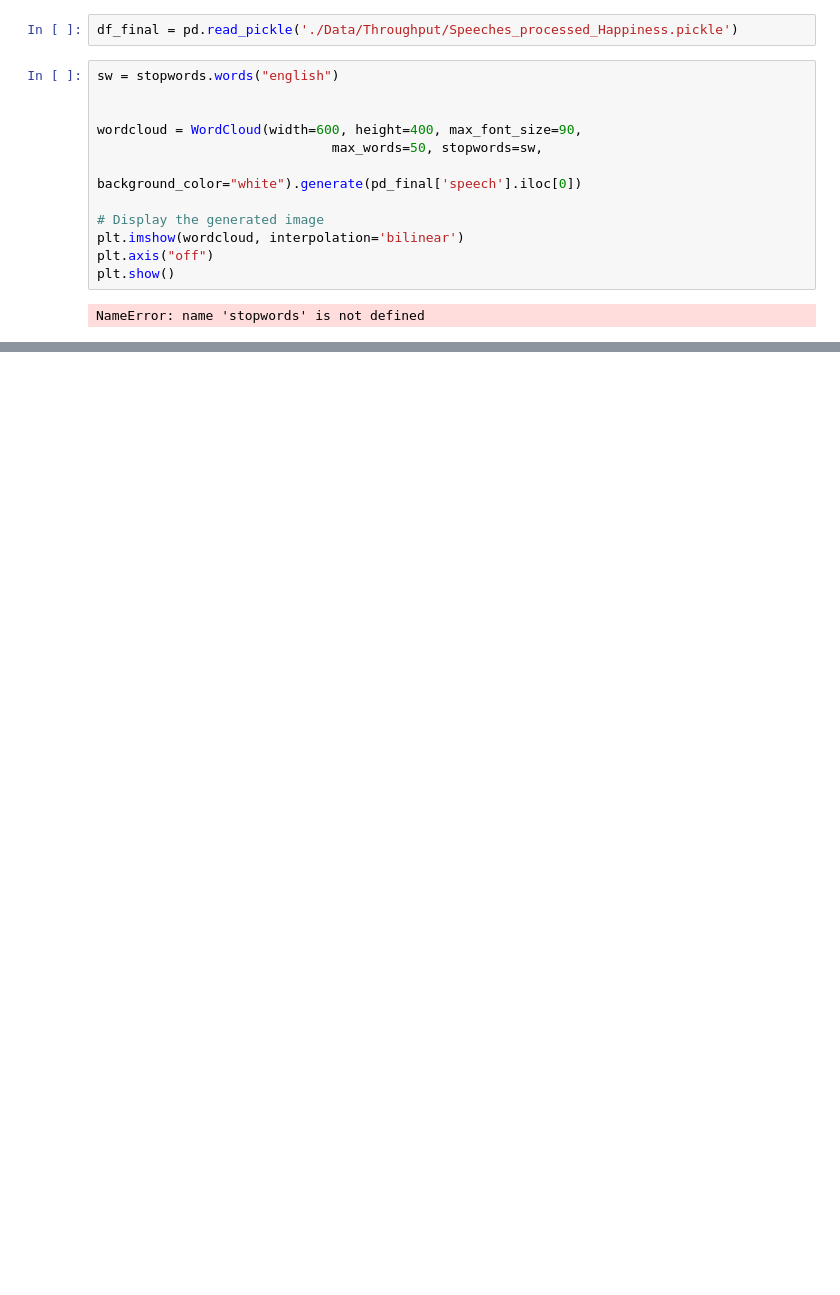
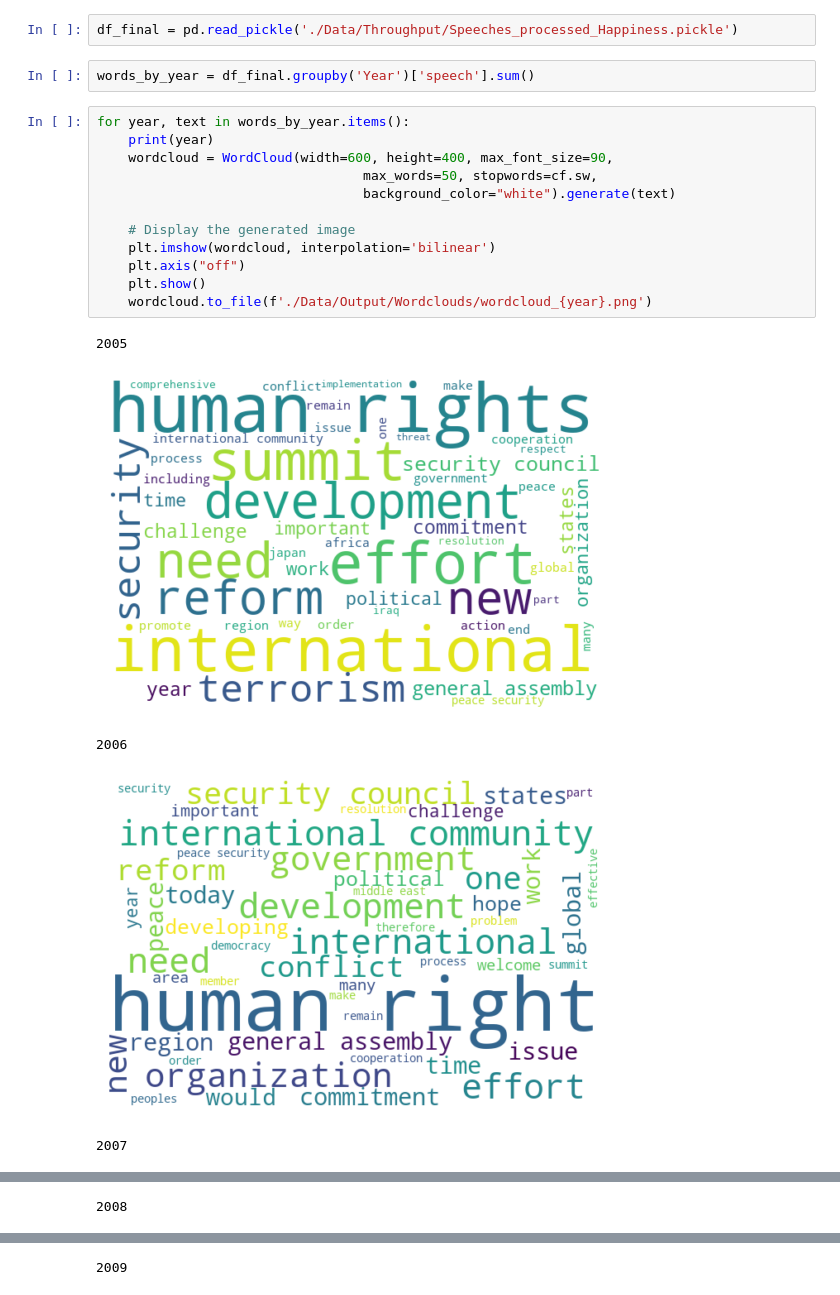
Before and after one commit to vitalismaxim/FDS_assignments, a Jupyter notebook: Assignment 1/_3_wordcloud.ipynb, the cells around one changed output, grey strips where cells are left out. Drawn from its saved outputs; the diff is of its cells as text; blank space fills up the shorter version.

```diff
--- a/Assignment 1/_3_wordcloud.ipynb
+++ b/Assignment 1/_3_wordcloud.ipynb
@@ -3,16 +7,22 @@ import pandas as pd
 # %%
 df_final = pd.read_pickle('./Data/Throughput/Speeches_processed_Happiness.pickle')
+# %%
+words_by_year = df_final.groupby('Year')['speech'].sum()
 # %%
-sw = stopwords.words("english")
+for year, text in words_by_year.items():
+    print(year)
+    wordcloud = WordCloud(width=600, height=400, max_font_size=90,
+                                  max_words=50, stopwords=cf.sw,
+                                  background_color="white").generate(text)
 
-
-wordcloud = WordCloud(width=600, height=400, max_font_size=90,
-                              max_words=50, stopwords=sw,
-                              background_color="white").generate(pd_final['speech'].iloc[0])
-
-# Display the generated image
-plt.imshow(wordcloud, interpolation='bilinear')
-plt.axis("off")
-plt.show()
+    # Display the generated image
+    plt.imshow(wordcloud, interpolation='bilinear')
+    plt.axis("off")
+    plt.show()
+    wordcloud.to_file(f'./Data/Output/Wordclouds/wordcloud_{year}.png')
 # %% [output]
-NameError: name 'stopwords' is not defined
+2005
+[figure, added]
+2006
+[figure, added]
+2007
@@ -18,0 +30 @@ NameError: name 'stopwords' is not defined
+2008
@@ -18,0 +32 @@ NameError: name 'stopwords' is not defined
+2009
```
Also changed, not shown: parts of 3 cells of this notebook, 22 other files.
